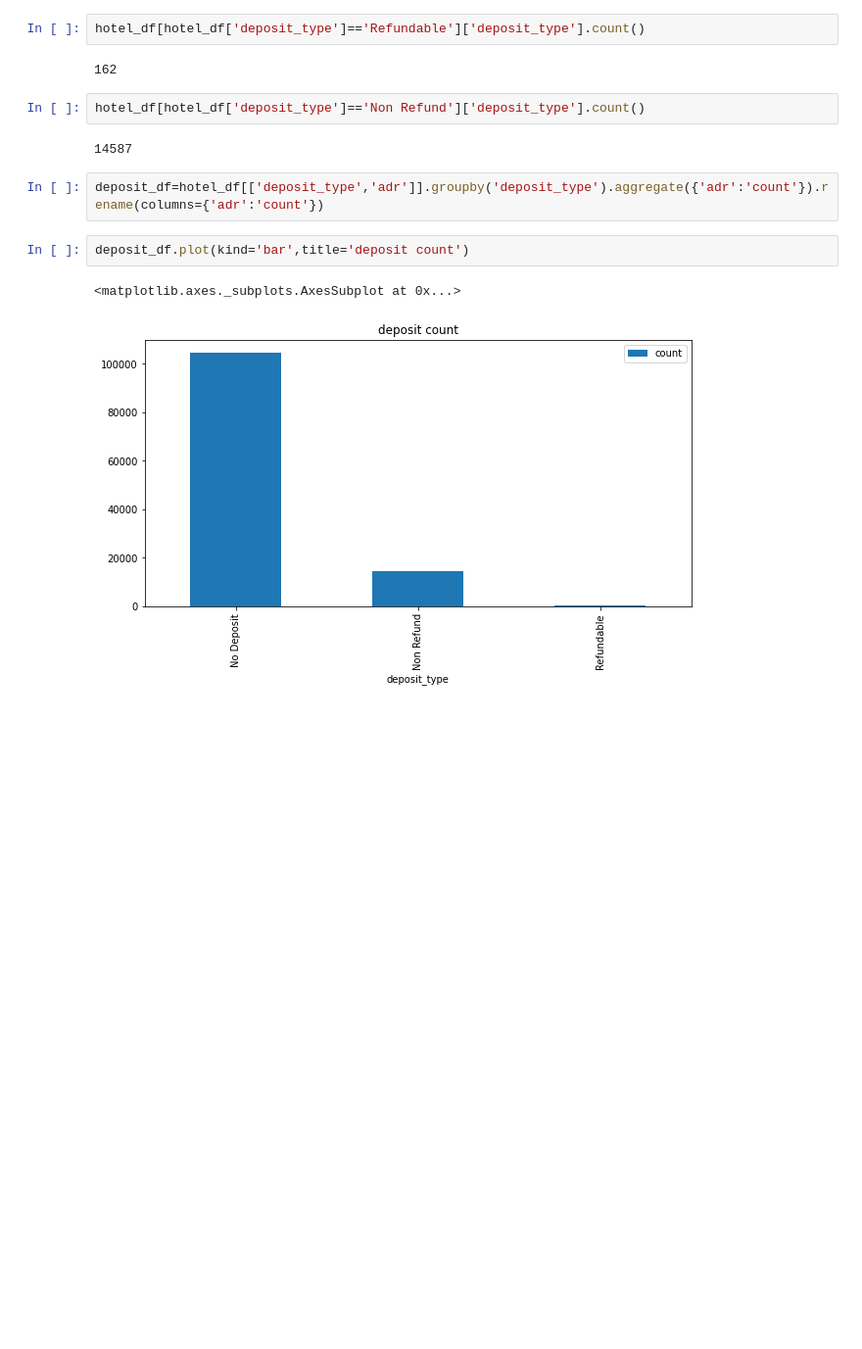
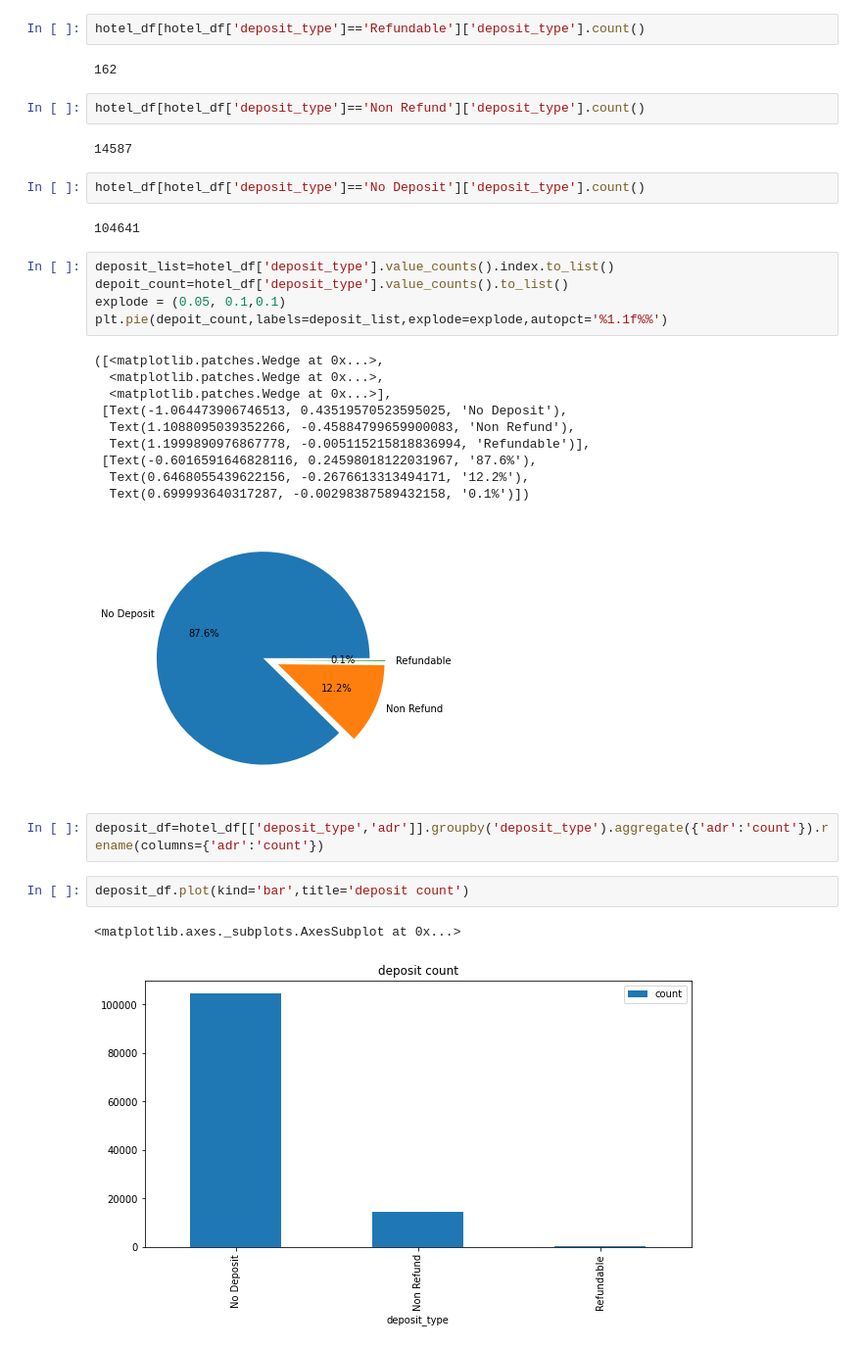
Before and after one commit to dkd99/hotel-booking-analysis, a Jupyter notebook: Hotel_Booking_Analysis_Capstone_Project.ipynb, the cells around one changed output. Shown at 98% size. Drawn from its saved outputs; the diff is of its cells as text; blank space fills up the shorter version.

```diff
--- a/Hotel_Booking_Analysis_Capstone_Project.ipynb
+++ b/Hotel_Booking_Analysis_Capstone_Project.ipynb
@@ -452,6 +465,26 @@ hotel_df[hotel_df['deposit_type']=='Refundable']['deposit_type'].count()
 hotel_df[hotel_df['deposit_type']=='Non Refund']['deposit_type'].count()
 # %% [output]
 14587
+# %%
+hotel_df[hotel_df['deposit_type']=='No Deposit']['deposit_type'].count()
+# %% [output]
+104641
+# %%
+deposit_list=hotel_df['deposit_type'].value_counts().index.to_list()
+depoit_count=hotel_df['deposit_type'].value_counts().to_list()
+explode = (0.05, 0.1,0.1)
+plt.pie(depoit_count,labels=deposit_list,explode=explode,autopct='%1.1f%%')
+# %% [output]
+([<matplotlib.patches.Wedge at 0x...>,
+  <matplotlib.patches.Wedge at 0x...>,
+  <matplotlib.patches.Wedge at 0x...>],
+ [Text(-1.064473906746513, 0.43519570523595025, 'No Deposit'),
+  Text(1.1088095039352266, -0.45884799659900083, 'Non Refund'),
+  Text(1.1999890976867778, -0.005115215818836994, 'Refundable')],
+ [Text(-0.6016591646828116, 0.24598018122031967, '87.6%'),
+  Text(0.6468055439622156, -0.2676613313494171, '12.2%'),
+  Text(0.699993640317287, -0.00298387589432158, '0.1%')])
+[figure, added]
 # %%
 deposit_df=hotel_df[['deposit_type','adr']].groupby('deposit_type').aggregate({'adr':'count'}).rename(columns={'adr':'count'})
 # %%
```
Also changed, not shown: parts of 63 cells of this notebook.
